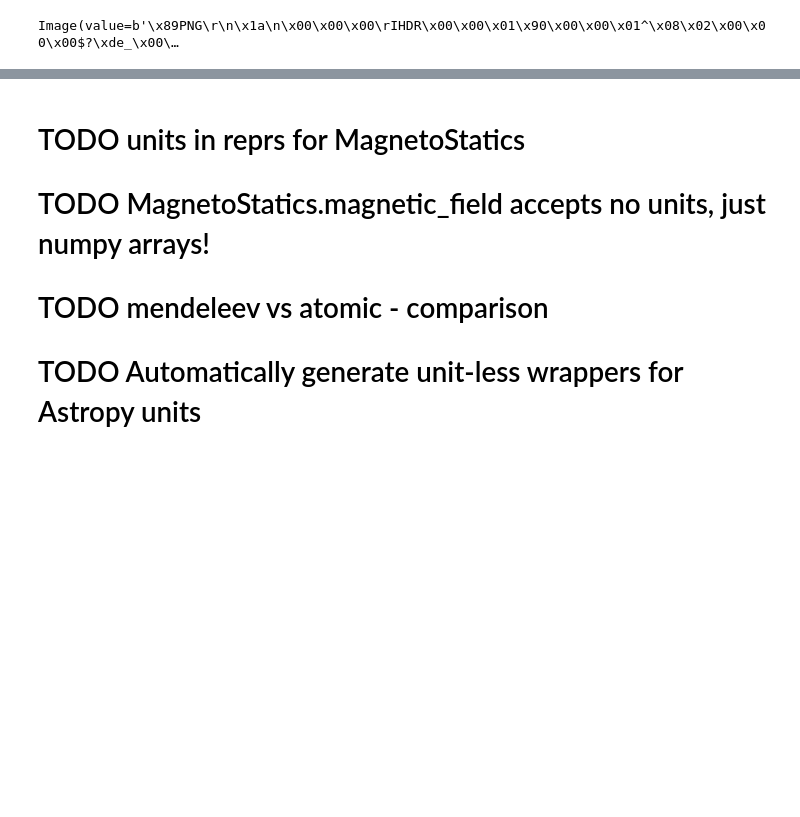
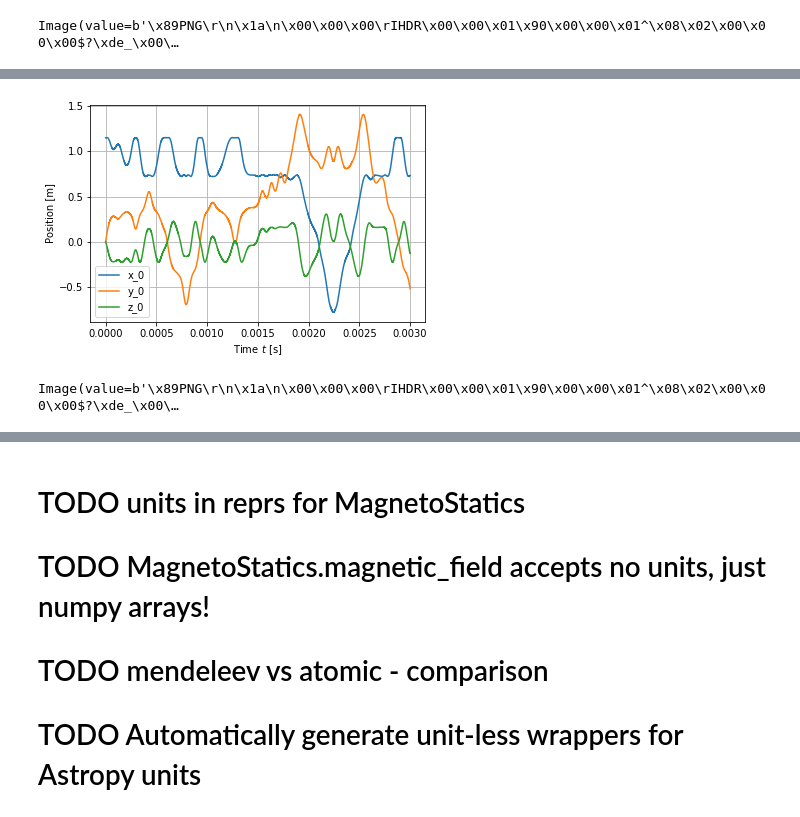
Before and after one commit to PlasmaPy/PlasmaPy, a Jupyter notebook: plasmapy/examples/TokamakParticles.ipynb, the cells around one changed output, grey strips where cells are left out. Cells and saved outputs as stored; diff of their text form; code cells hidden in the pictures; blank space fills up the shorter version.

```diff
--- a/plasmapy/examples/TokamakParticles.ipynb
+++ b/plasmapy/examples/TokamakParticles.ipynb
@@ -53,8 +61,14 @@ fig
+# %%
+solution.plot_time_trajectories()
+# %% [output]
+[figure, added]
 # %%
 solution2 = sim.run(1e-7 * u.s, int(3e4))
 
 fig = mlab.figure()
 c.visualize(fig)
-solution.visualize(fig)
+solution2.visualize(fig)
 mlab.orientation_axes(figure=fig)
 fig
+# %% [output]
+Image(value=b'\x89PNG\r\n\x1a\n\x00\x00\x00\rIHDR\x00\x00\x01\x90\x00\x00\x01^\x08\x02\x00\x00\x00$?\xde_\x00\…
```
Also changed, not shown: parts of 8 cells of this notebook, 1 other file.
